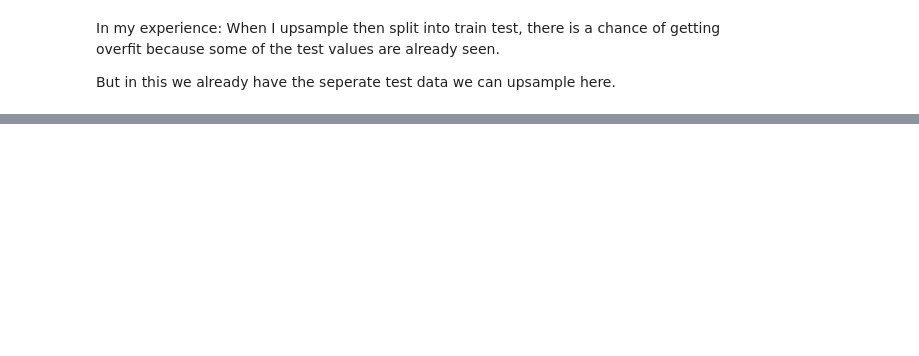
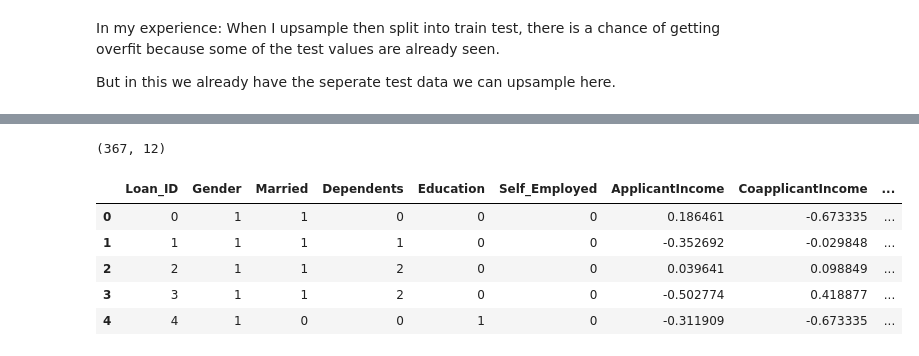
Before and after one commit to MuneefMumthas/CO653-TEAM-EM, a Jupyter notebook: CO653-TEAM-EM.ipynb, the cells around one changed output, grey strips where cells are left out. Cells and saved outputs as stored; diff of their text form; code cells hidden in the pictures; blank space fills up the shorter version.

```diff
--- a/CO653-TEAM-EM.ipynb
+++ b/CO653-TEAM-EM.ipynb
@@ -99,7 +214,7 @@ train.head(10)
 # %%
-train = train.drop("Loan_ID", axis = 1)
+#train = train.drop("Loan_ID", axis = 1)
 # %%
-test = test.drop("Loan_ID", axis = 1)
+#test = test.drop("Loan_ID", axis = 1)
 # %%
 # Get categorical columns present in the current DataFrame
 categorical_columns = train.select_dtypes(include=['object', 'category']).columns
@@ -163,7 +374,7 @@ high_num_cols = ["ApplicantIncome", "CoapplicantIncome", "LoanAmount", "Loan_Amo
 
 # Create a copy of the DataFrame (optional, to avoid modifying the original)
 train_scaled = train.copy()
-test_scaled = train.copy()
+test_scaled = test.copy()
 
 # Apply StandardScaler only to the selected numerical columns
 scaler = StandardScaler()
@@ -258,0 +708,13 @@ train_upsample.head()
+# %%
+test_scaled.shape
+# %% [output]
+(367, 12)
+# %%
+test_scaled.head()
+# %% [output]
+|  | Loan_ID | Gender | Married | Dependents | Education | Self_Employed | ApplicantIncome | CoapplicantIncome | ... |
+| 0 | 0 | 1 | 1 | 0 | 0 | 0 | 0.186461 | -0.673335 | ... |
+| 1 | 1 | 1 | 1 | 1 | 0 | 0 | -0.352692 | -0.029848 | ... |
+| 2 | 2 | 1 | 1 | 2 | 0 | 0 | 0.039641 | 0.098849 | ... |
+| 3 | 3 | 1 | 1 | 2 | 0 | 0 | -0.502774 | 0.418877 | ... |
+| 4 | 4 | 1 | 0 | 0 | 1 | 0 | -0.311909 | -0.673335 | ... |
```
Also changed, not shown: parts of 47 cells of this notebook.
